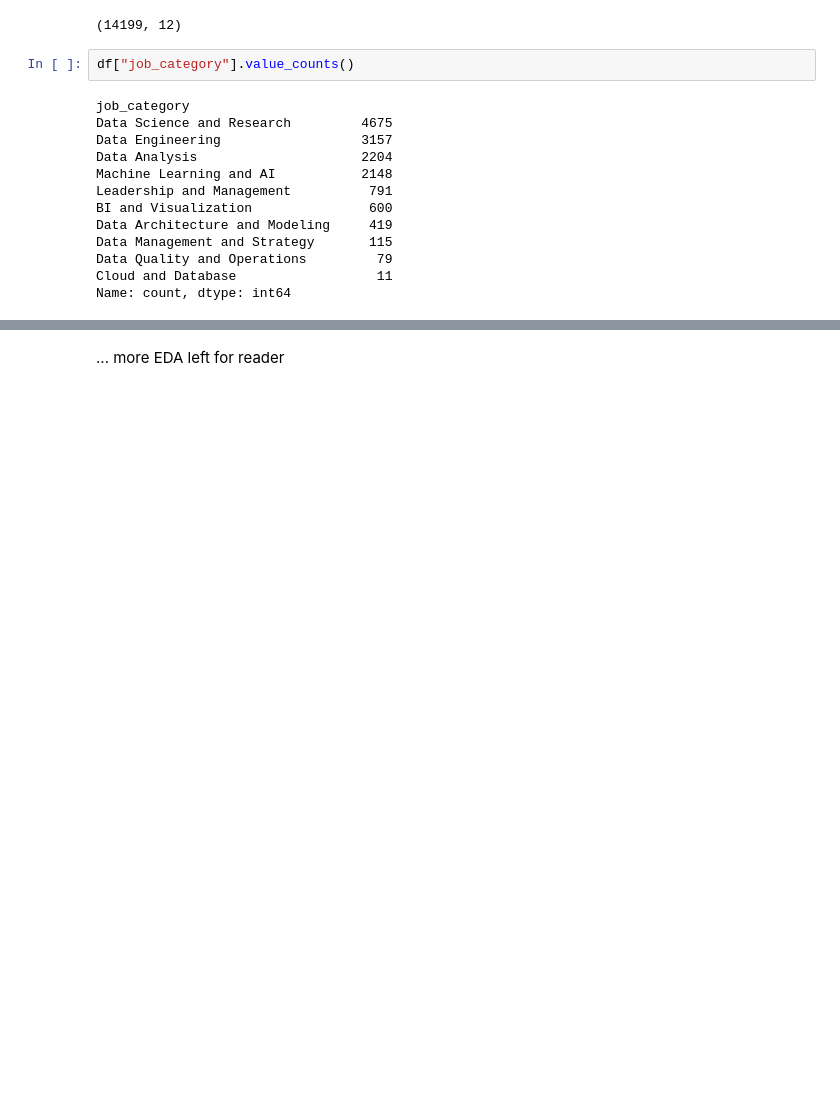
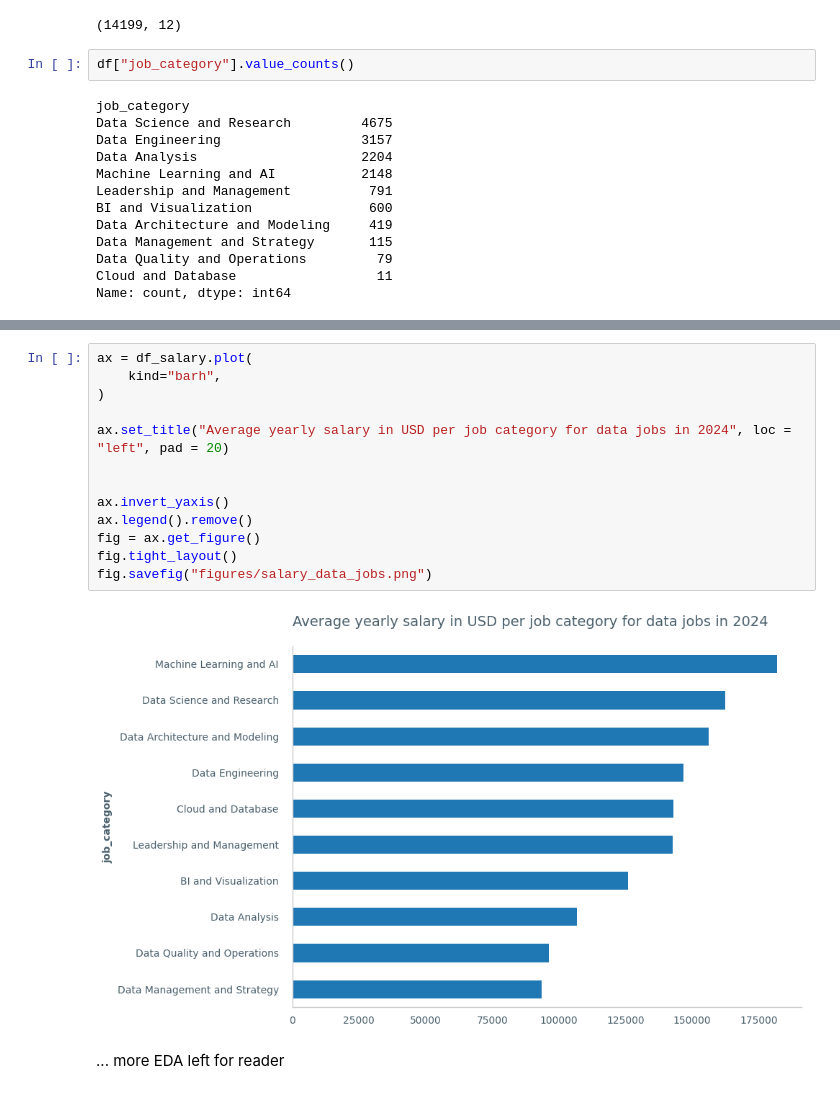
Before and after one commit to AIgineerAB/data_visualization_course, a Jupyter notebook: 05_mplstyle/mplstyle_storytelling.ipynb, the cells around one changed output, grey strips where cells are left out. Drawn from its saved outputs; the diff is of its cells as text; blank space fills up the shorter version.

```diff
--- a/05_mplstyle/mplstyle_storytelling.ipynb
+++ b/05_mplstyle/mplstyle_storytelling.ipynb
@@ -53,2 +103,17 @@ df["job_category"].value_counts().plot(kind = "bar")
+# %%
+ax = df_salary.plot(
+    kind="barh",
+)
+
+ax.set_title("Average yearly salary in USD per job category for data jobs in 2024", loc = "left", pad = 20)
+
+
+ax.invert_yaxis()
+ax.legend().remove()
+fig = ax.get_figure()
+fig.tight_layout()
+fig.savefig("figures/salary_data_jobs.png")
+# %% [output]
+[figure, added]
 # %% [markdown]
 ... more EDA left for reader
```
Also changed, not shown: parts of 4 cells of this notebook, 4 other files.
